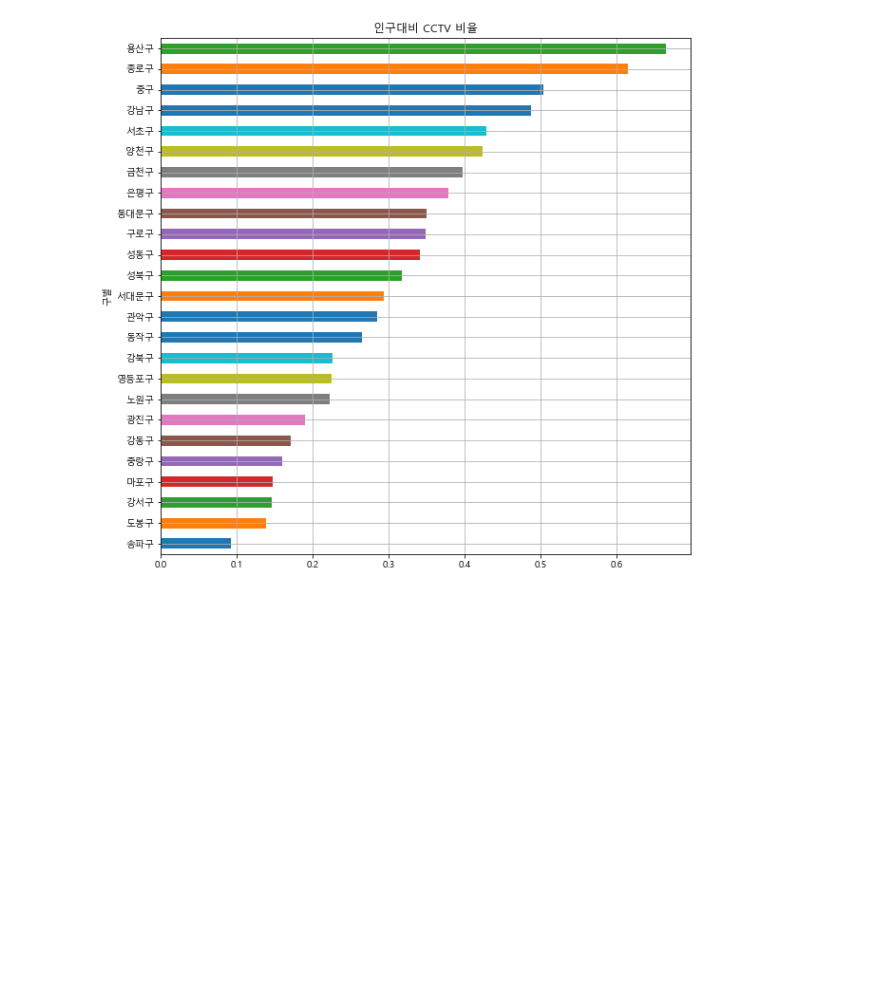
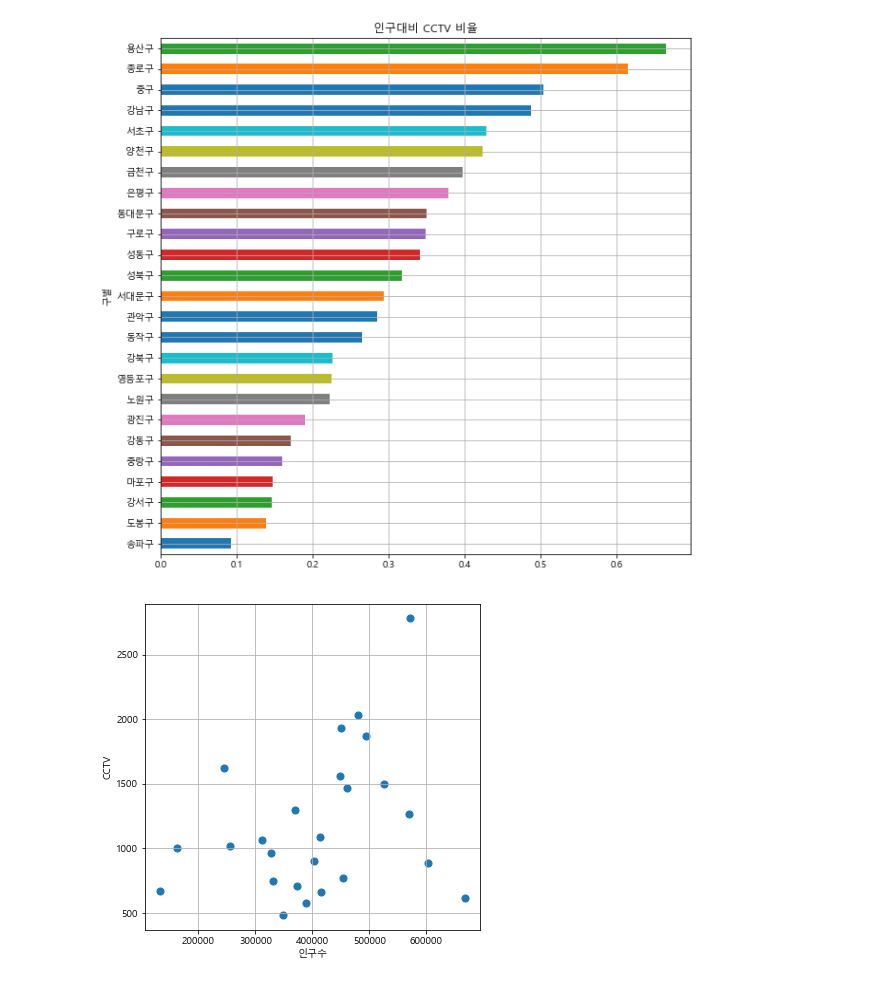
Before and after one commit to ESENS12/DataScience, a Jupyter notebook: CCTV_in_Seoul.ipynb, the cells around one changed output. Saved outputs shown, nothing was run; the diff lists cells and outputs as text; code cells hidden in the pictures; blank space fills up the shorter version.

Commit message:
CCTV_in_Seoul 데이터 추가

```diff
--- a/CCTV_in_Seoul.ipynb
+++ b/CCTV_in_Seoul.ipynb
@@ -312,3 +312,12 @@ data_result['CCTV비율'].sort_values().plot(kind='barh', grid=True, title = '
 plt.show()
 # %% [output]
 [figure]
+# %%
+plt.figure(figsize=(6,6))
+plt.scatter(data_result['인구수'], data_result['소계'], s=50)
+plt.xlabel('인구수')
+plt.ylabel('CCTV')
+plt.grid()
+plt.show()
+# %% [output]
+[figure, added]
```
Also changed, not shown: parts of 3 cells of this notebook.
